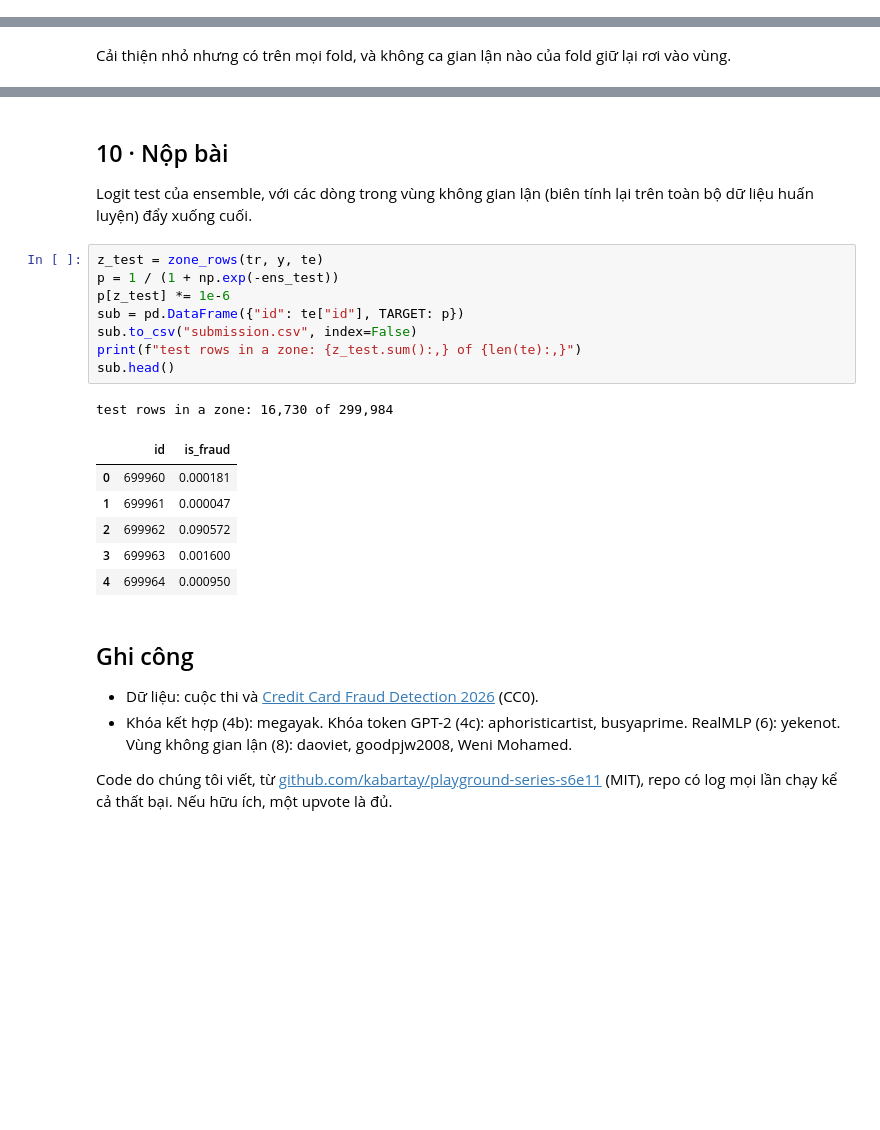
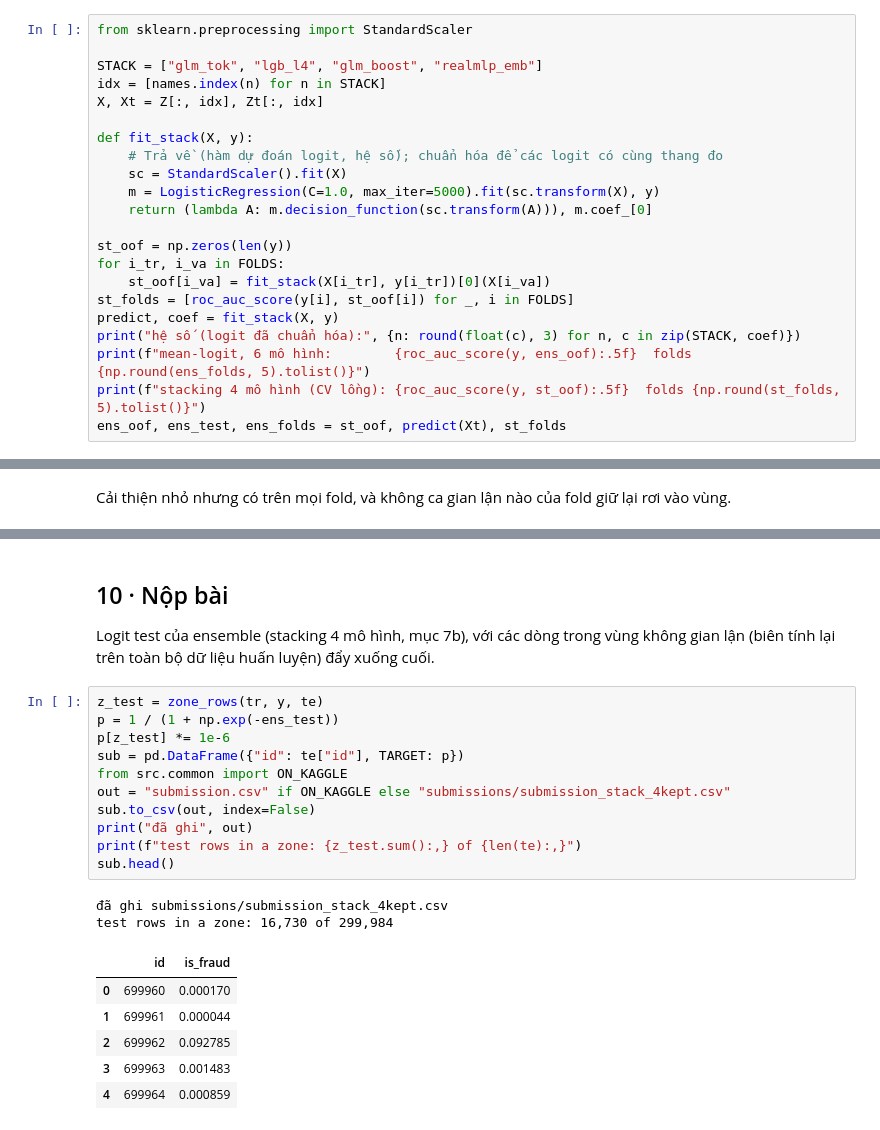
Before and after one commit to NguyenTanPhucThinh/CS116_CreditCarrdFraudDetection, a Jupyter notebook: main.ipynb, the cells around one changed output, grey strips where cells are left out. Saved outputs shown, nothing was run; the diff lists cells and outputs as text; blank space fills up the shorter version.

Commit message:
add stacking submission

```diff
--- a/main.ipynb
+++ b/main.ipynb
@@ -1218,0 +1222,22 @@ weights: equal, 0.167 each
+# %%
+from sklearn.preprocessing import StandardScaler
+
+STACK = ["glm_tok", "lgb_l4", "glm_boost", "realmlp_emb"]
+idx = [names.index(n) for n in STACK]
+X, Xt = Z[:, idx], Zt[:, idx]
+
+def fit_stack(X, y):
+    # Trả về (hàm dự đoán logit, hệ số); chuẩn hóa để các logit có cùng thang đo
+    sc = StandardScaler().fit(X)
+    m = LogisticRegression(C=1.0, max_iter=5000).fit(sc.transform(X), y)
+    return (lambda A: m.decision_function(sc.transform(A))), m.coef_[0]
+
+st_oof = np.zeros(len(y))
+for i_tr, i_va in FOLDS:
+    st_oof[i_va] = fit_stack(X[i_tr], y[i_tr])[0](X[i_va])
+st_folds = [roc_auc_score(y[i], st_oof[i]) for _, i in FOLDS]
+predict, coef = fit_stack(X, y)
+print("hệ số (logit đã chuẩn hóa):", {n: round(float(c), 3) for n, c in zip(STACK, coef)})
+print(f"mean-logit, 6 mô hình:        {roc_auc_score(y, ens_oof):.5f}  folds {np.round(ens_folds, 5).tolist()}")
+print(f"stacking 4 mô hình (CV lồng): {roc_auc_score(y, st_oof):.5f}  folds {np.round(st_folds, 5).tolist()}")
+ens_oof, ens_test, ens_folds = st_oof, predict(Xt), st_folds
@@ -1322,28 +1355,24 @@ Thêm thứ giống nhau, dù mạnh hơn, không giúp được.
 
 ## 10 · Nộp bài
 
-Logit test của ensemble, với các dòng trong vùng không gian lận (biên tính lại trên toàn bộ dữ liệu huấn luyện) đẩy xuống cuối.
+Logit test của ensemble (stacking 4 mô hình, mục 7b), với các dòng trong vùng không gian lận (biên tính lại trên toàn bộ dữ liệu huấn luyện) đẩy xuống cuối.
 # %%
 z_test = zone_rows(tr, y, te)
 p = 1 / (1 + np.exp(-ens_test))
 p[z_test] *= 1e-6
 sub = pd.DataFrame({"id": te["id"], TARGET: p})
-sub.to_csv("submission.csv", index=False)
+from src.common import ON_KAGGLE
+out = "submission.csv" if ON_KAGGLE else "submissions/submission_stack_4kept.csv"
+sub.to_csv(out, index=False)
+print("đã ghi", out)
 print(f"test rows in a zone: {z_test.sum():,} of {len(te):,}")
 sub.head()
 # %% [output]
+đã ghi submissions/submission_stack_4kept.csv
 test rows in a zone: 16,730 of 299,984
 |  | id | is_fraud |
-| 0 | 699960 | 0.000181 |
-| 1 | 699961 | 0.000047 |
-| 2 | 699962 | 0.090572 |
-| 3 | 699963 | 0.001600 |
-| 4 | 699964 | 0.000950 |
+| 0 | 699960 | 0.000170 |
+| 1 | 699961 | 0.000044 |
+| 2 | 699962 | 0.092785 |
+| 3 | 699963 | 0.001483 |
+| 4 | 699964 | 0.000859 |
-# %% [markdown]
-## Ghi công
-
-- Dữ liệu: cuộc thi và [Credit Card Fraud Detection 2026](https://www.kaggle.com/datasets/uditjain13/credit-card-fraud-detection-2026) (CC0).
-- Khóa kết hợp (4b): megayak. Khóa token GPT-2 (4c): aphoristicartist, busyaprime. RealMLP (6): yekenot. Vùng không gian lận (8): daoviet, goodpjw2008, Weni Mohamed.
-
-Code do chúng tôi viết, từ [github.com/kabartay/playground-series-s6e11](https://github.com/kabartay/playground-series-s6e11) (MIT), repo có log mọi lần chạy kể cả thất bại.
-Nếu hữu ích, một upvote là đủ.
```
Also changed, not shown: parts of 13 cells of this notebook, 1 other file.
